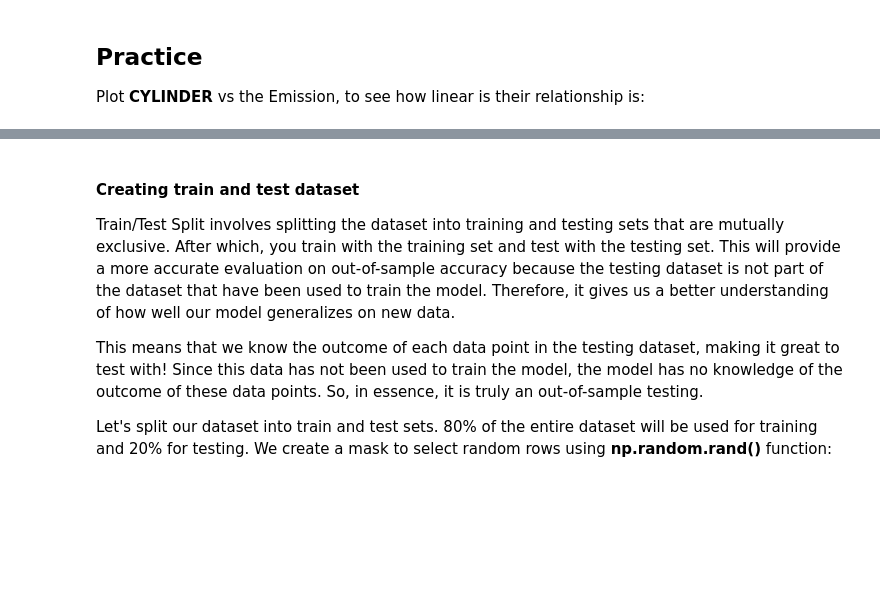
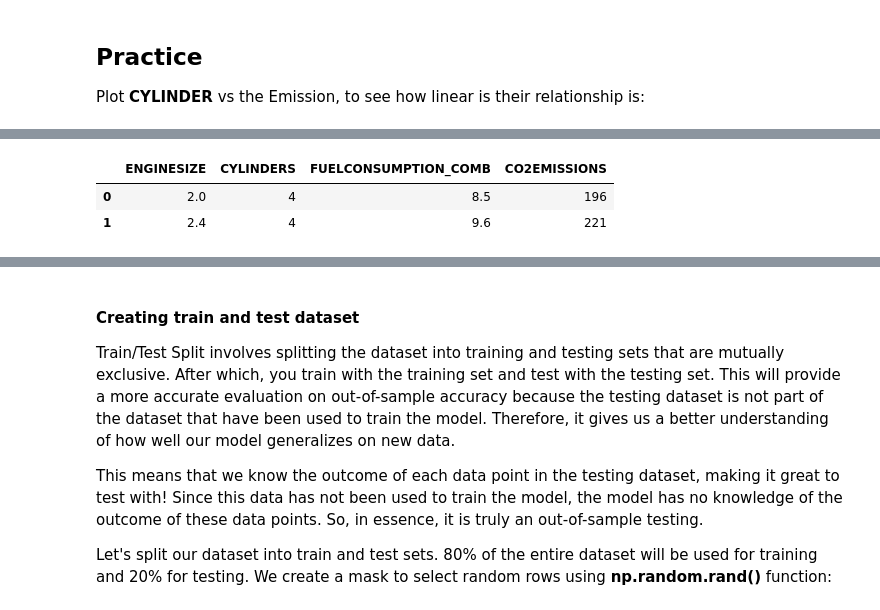
Before and after one commit to Mohsenmohebbi1993/Kaggle, a Jupyter notebook: Session 16 - STD Version/STD - ML0101EN-Reg-Simple-Linear-Regression-Co2.ipynb, the cells around one changed output, grey strips where cells are left out. Saved outputs shown, nothing was run; the diff lists cells and outputs as text; code cells hidden in the pictures; blank space fills up the shorter version.

```diff
--- a/Session 16 - STD Version/STD - ML0101EN-Reg-Simple-Linear-Regression-Co2.ipynb
+++ b/Session 16 - STD Version/STD - ML0101EN-Reg-Simple-Linear-Regression-Co2.ipynb
@@ -128,0 +125,6 @@ Plot **CYLINDER** vs the Emission, to see how linear is their relationship is:
+# %%
+cdf.head(2)
+# %% [output]
+|  | ENGINESIZE | CYLINDERS | FUELCONSUMPTION_COMB | CO2EMISSIONS |
+| 0 | 2.0 | 4 | 8.5 | 196 |
+| 1 | 2.4 | 4 | 9.6 | 221 |
```
Also changed, not shown: parts of 2 cells of this notebook.
